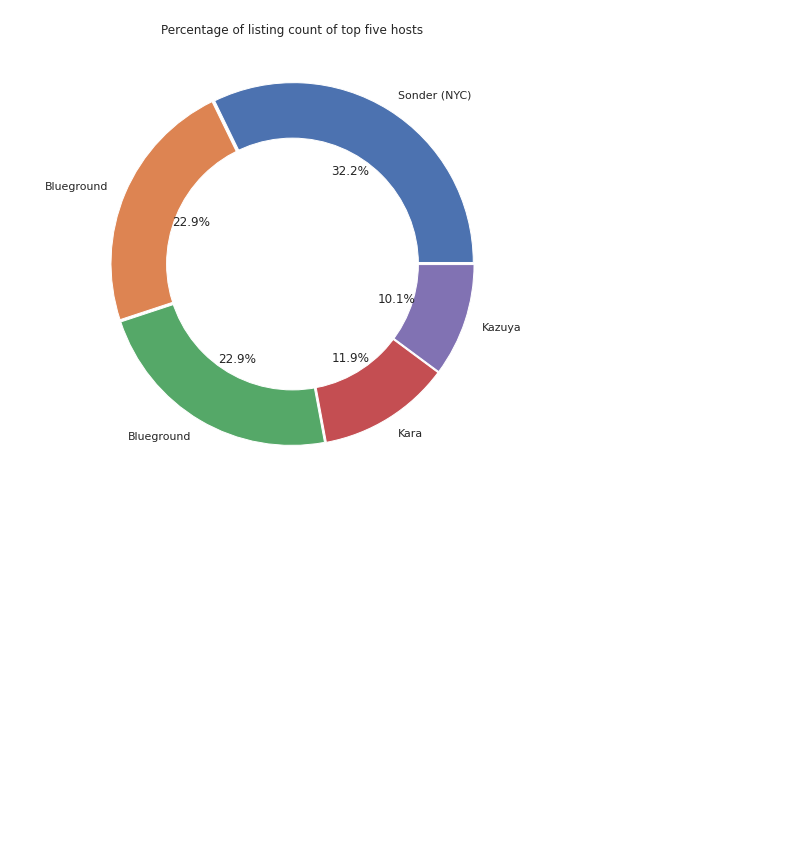
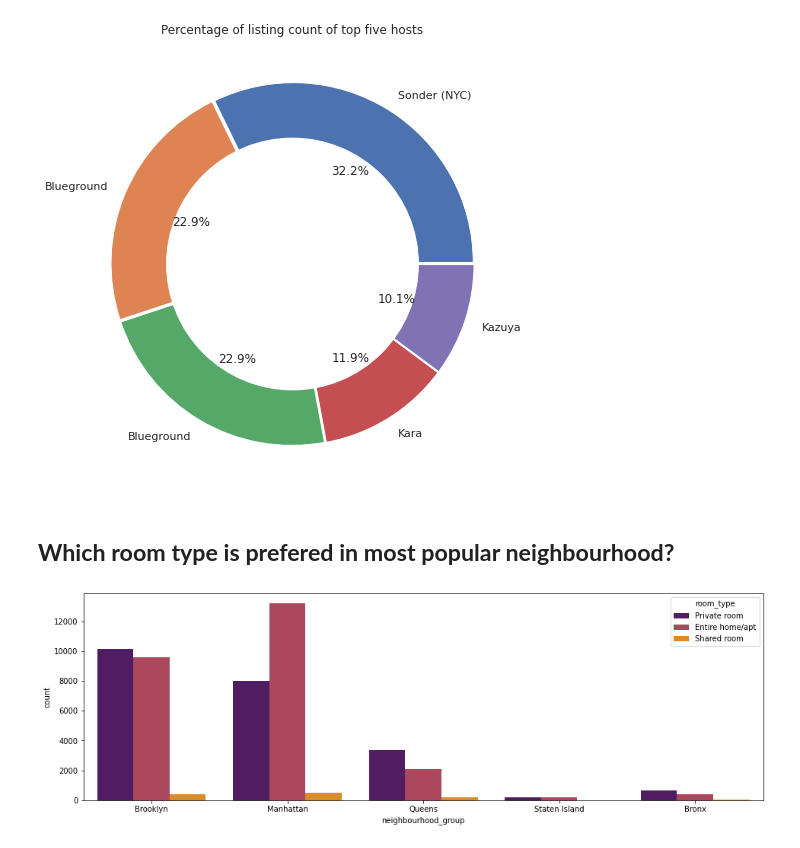
Before and after one commit to Deepakkarki24/Airbnb-Booking-Analysis, a Jupyter notebook: Deepak_Karki_Capstone_Project.ipynb, the cells around one changed output. Cells and saved outputs as stored; diff of their text form; code cells hidden in the pictures; blank space fills up the shorter version.

```diff
--- a/Deepak_Karki_Capstone_Project.ipynb
+++ b/Deepak_Karki_Capstone_Project.ipynb
@@ -404,3 +404,12 @@ plt.tight_layout()
 plt.show()
 # %% [output]
 [figure]
+# %% [markdown]
+## **Which room type is prefered in most popular neighbourhood?**
+# %%
+# Check the room type in these popular destinations.
+fig = plt.figure(figsize=(16,5))
+sns.countplot(data=airbnb_data, x='neighbourhood_group', hue='room_type', palette='inferno')
+plt.show()
+# %% [output]
+[figure, added]
```
Also changed, not shown: parts of 9 cells of this notebook.
